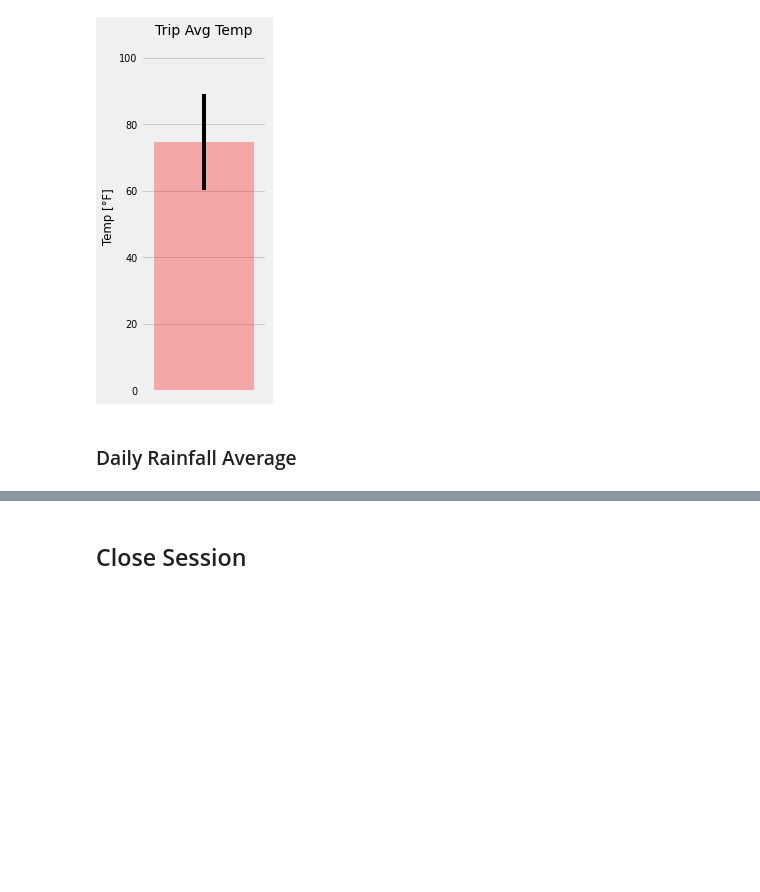
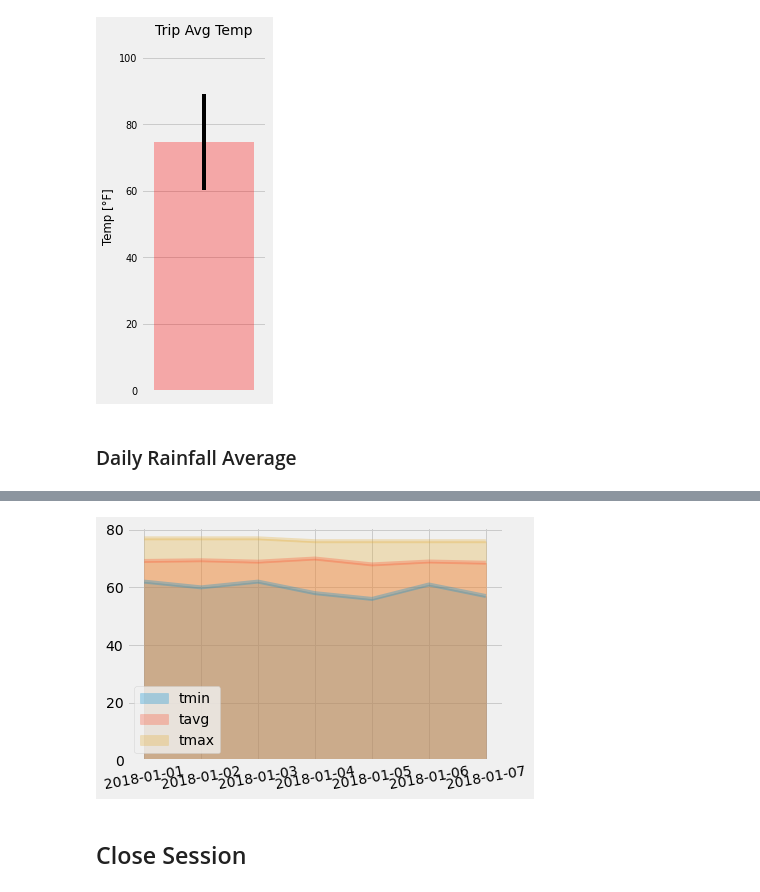
Before and after one commit to rperezme-data/DAB_H10_SQLAlchemy-challenge, a Jupyter notebook: ClimateSQLAlchemy/4_Temperature_Analysis_2.ipynb, the cells around one changed output, grey strips where cells are left out. Cells and saved outputs as stored; diff of their text form; code cells hidden in the pictures; blank space fills up the shorter version.

Commit message:
Add Rainfall_Avg & Area plot

```diff
--- a/ClimateSQLAlchemy/4_Temperature_Analysis_2.ipynb
+++ b/ClimateSQLAlchemy/4_Temperature_Analysis_2.ipynb
@@ -61,7 +61,10 @@ print(calc_temps('2012-02-28', '2012-03-05'))
 # %%
 # Use the function `calc_temps` to calculate the tmin, tavg, and tmax
 # for a year in the data set
-print(calc_temps('2016-08-01', '2017-08-01'))
+start_date = '2016-08-01'
+end_date = '2017-08-01'
+
+print(calc_temps(start_date, end_date))
 # %% [output]
 [(58.0, 74.64288840262581, 87.0)]
 # %%
@@ -70,7 +73,7 @@ print(calc_temps('2016-08-01', '2017-08-01'))
 # Use the average temperature for bar height (y value)
 # Use the peak-to-peak (tmax-tmin) value as the y error bar (yerr)
 
-tmin, tavg, tmax = calc_temps('2016-08-01', '2017-08-01')[0]
+tmin, tavg, tmax = calc_temps(start_date, end_date)[0]
 yerr = (tmax-tmin)/2
 
 plt.figure(figsize=(2,6))
@@ -118,14 +147,19 @@ daily_normals("01-01")
 # push each tuple of calculations into a list called `normals`
 
 # Set the start and end date of the trip
-start_date = '2017-08-01'
-end_date = '2017-08-07'
+start_date = '2018-01-01'
+end_date = '2018-01-07'
 
 # Use the start and end date to create a range of dates
-
+start = dt.datetime.strptime(start_date, "%Y-%m-%d").date()
+end = dt.datetime.strptime(end_date, "%Y-%m-%d").date()
+date_range = [start + dt.timedelta(days=i) for i in range(0, (end-start).days+1)]
 
 # Strip off the year and save a list of strings in the format %m-%d
-
+string_list = [date_range[i].strftime("%m-%d") for i in range(len(date_range))]
 
 # Use the `daily_normals` function to calculate the normals for each date string
 # and append the results to a list called `normals`.
+normals = []
+for string in string_list:
+    normals.append(np.ravel(daily_normals(string)))
@@ -132,2 +186,4 @@ end_date = '2017-08-07'
 # %%
 # Load the previous query results into a Pandas DataFrame and add the `trip_dates` range as the `date` index
+normals_df = pd.DataFrame(normals, index=date_range, columns=['tmin', 'tavg', 'tmax'])
+normals_df
@@ -134,5 +199,9 @@ end_date = '2017-08-07'
 # %%
 # Plot the daily normals as an area plot with `stacked=False`
+normals_df.plot(kind='area', stacked=False, alpha=0.3, rot=10)
+plt.show()
+# %% [output]
+[figure, added]
 # %% [markdown]
 ## Close Session
 # %%
```
Also changed, not shown: parts of 6 cells of this notebook.
